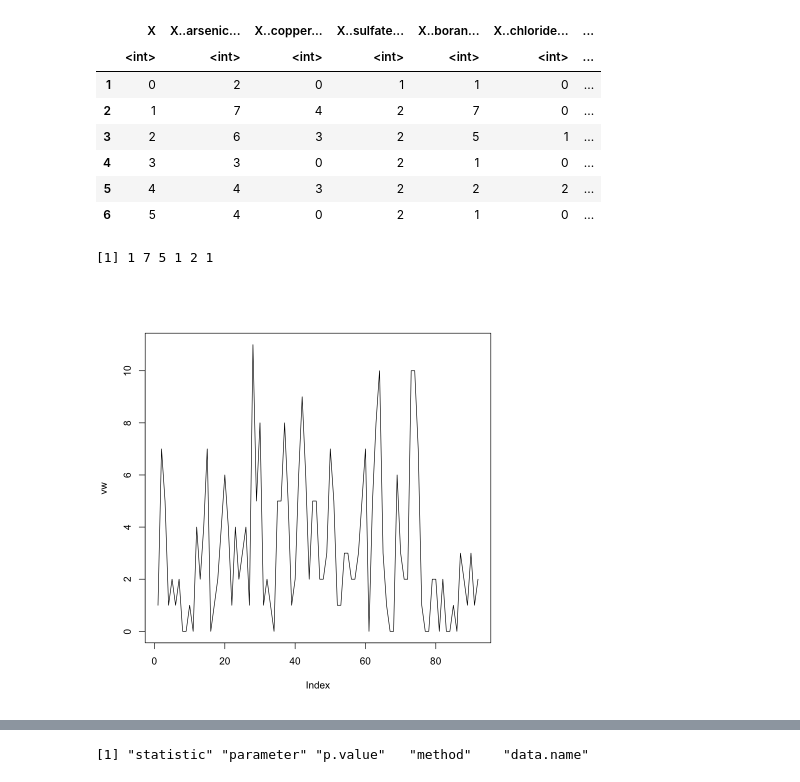
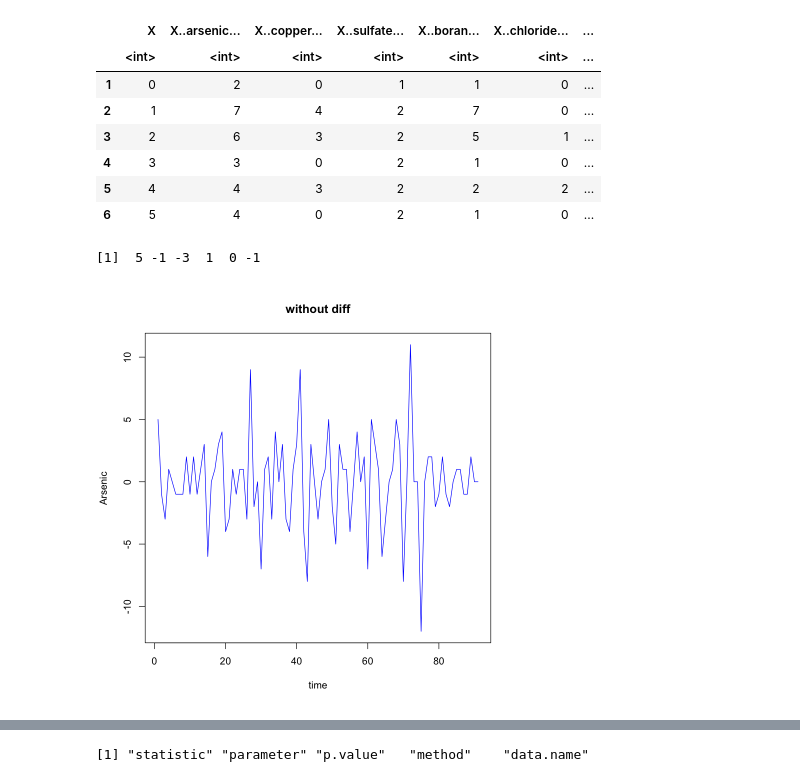
Before and after one commit to SU-Hongs/UROP_mining, a Jupyter notebook: groundwater/r_groundwater.ipynb, the cells around one changed output, grey strips where cells are left out. Cells and saved outputs as stored; diff of their text form; code cells hidden in the pictures.

```diff
--- a/groundwater/r_groundwater.ipynb
+++ b/groundwater/r_groundwater.ipynb
@@ -17,12 +40,12 @@ A data.frame: 6 × 16
 | 5 | 4 | 4 | 3 | 2 | 2 | 2 | ... |
 | 6 | 5 | 4 | 0 | 2 | 1 | 0 | ... |
 # %%
-vw = data[,5]
+vw = data[,13]
 # %%
 head(vw)
 # %% [output]
-[1] 1 7 5 1 2 1
+[1]  5 -1 -3  1  0 -1
 # %%
-plot(vw,type = "l")
+plot(vw,type = "l",ylab = "Arsenic",main = "without diff",col='blue',xlab="time")
 # %% [output]
-[figure, old version]
+[figure, new version]
```
Also changed, not shown: parts of 19 cells of this notebook.
